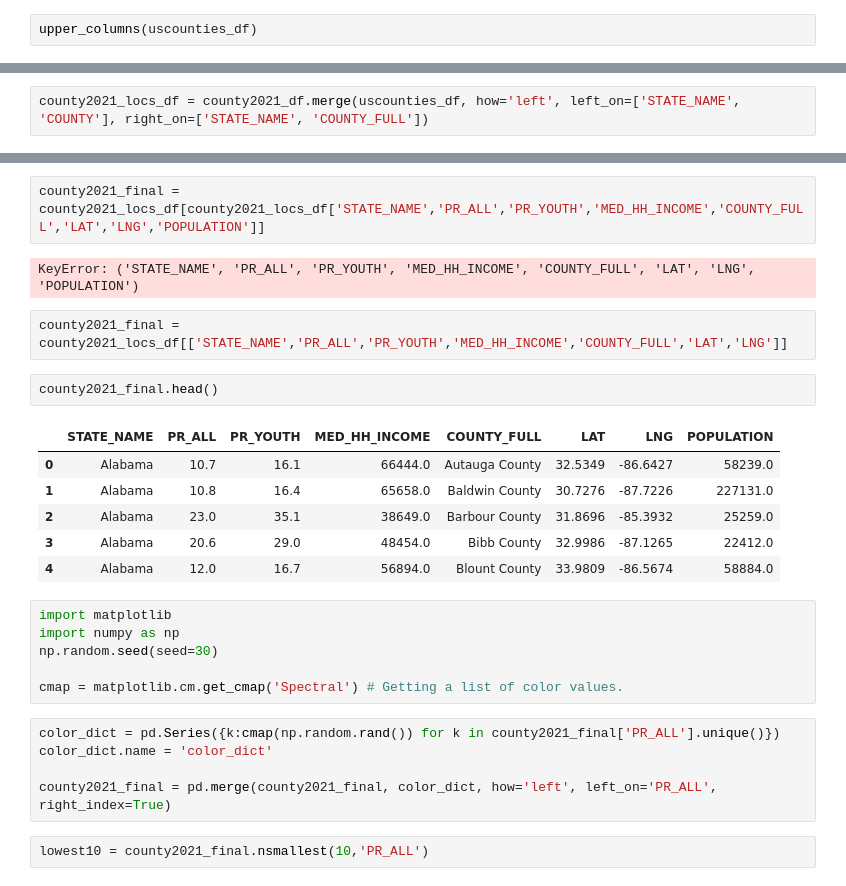
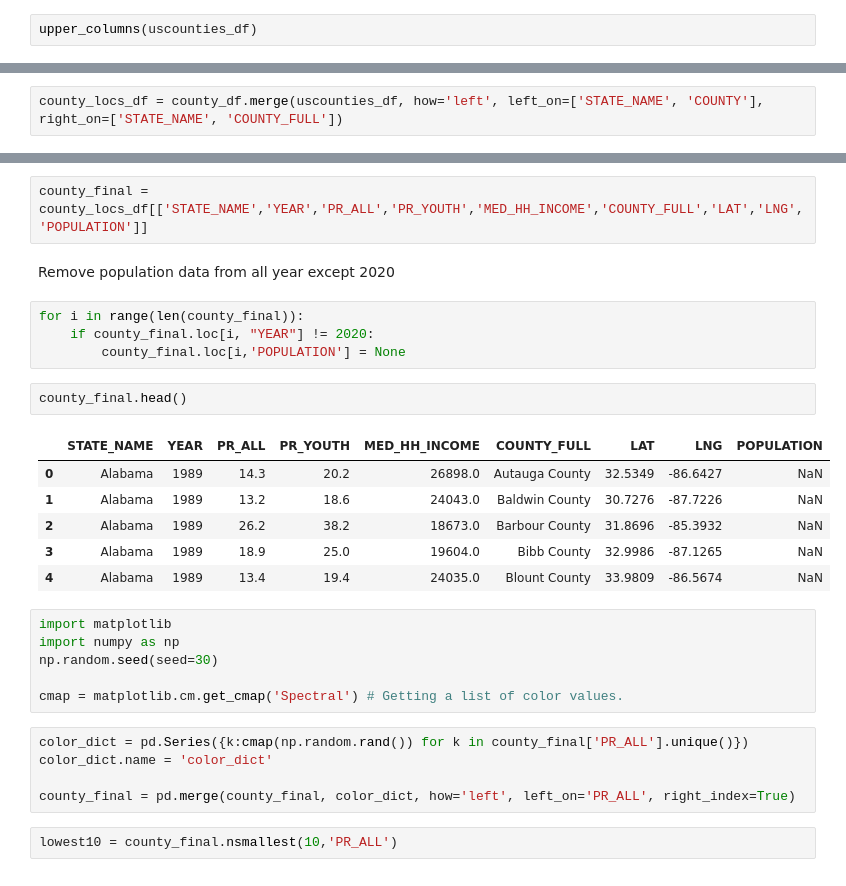
Before and after one commit to sammoe60/data-vikings, a Jupyter notebook: kendra/kendra.ipynb, the cells around one changed output, grey strips where cells are left out. Drawn from its saved outputs; the diff is of its cells as text.

```diff
--- a/kendra/kendra.ipynb
+++ b/kendra/kendra.ipynb
@@ -259,3 +256,3 @@ county2021_df.head(5)
 # %%
-county2021_locs_df = county2021_df.merge(uscounties_df, how='left', left_on=['STATE_NAME', 'COUNTY'], right_on=['STATE_NAME', 'COUNTY_FULL'])
+county_locs_df = county_df.merge(uscounties_df, how='left', left_on=['STATE_NAME', 'COUNTY'], right_on=['STATE_NAME', 'COUNTY_FULL'])
 # %%
@@ -268,18 +265,20 @@ county2021_locs_df.head(3)
 # %%
-county2021_final = county2021_locs_df[county2021_locs_df['STATE_NAME','PR_ALL','PR_YOUTH','MED_HH_INCOME','COUNTY_FULL','LAT','LNG','POPULATION']]
+county_final = county_locs_df[['STATE_NAME','YEAR','PR_ALL','PR_YOUTH','MED_HH_INCOME','COUNTY_FULL','LAT','LNG','POPULATION']]
-# %% [output]
-KeyError: ('STATE_NAME', 'PR_ALL', 'PR_YOUTH', 'MED_HH_INCOME', 'COUNTY_FULL', 'LAT', 'LNG', 'POPULATION')
-# %%
-county2021_final = county2021_locs_df[['STATE_NAME','PR_ALL','PR_YOUTH','MED_HH_INCOME','COUNTY_FULL','LAT','LNG']]
+# %% [markdown]
+Remove population data from all year except 2020
+# %%
+for i in range(len(county_final)):
+    if county_final.loc[i, "YEAR"] != 2020:
+        county_final.loc[i,'POPULATION'] = None
 # %%
-county2021_final.head()
+county_final.head()
 # %% [output]
-|  | STATE_NAME | PR_ALL | PR_YOUTH | MED_HH_INCOME | COUNTY_FULL | LAT | LNG | POPULATION |
-| 0 | Alabama | 10.7 | 16.1 | 66444.0 | Autauga County | 32.5349 | -86.6427 | 58239.0 |
-| 1 | Alabama | 10.8 | 16.4 | 65658.0 | Baldwin County | 30.7276 | -87.7226 | 227131.0 |
-| 2 | Alabama | 23.0 | 35.1 | 38649.0 | Barbour County | 31.8696 | -85.3932 | 25259.0 |
-| 3 | Alabama | 20.6 | 29.0 | 48454.0 | Bibb County | 32.9986 | -87.1265 | 22412.0 |
-| 4 | Alabama | 12.0 | 16.7 | 56894.0 | Blount County | 33.9809 | -86.5674 | 58884.0 |
+|  | STATE_NAME | YEAR | PR_ALL | PR_YOUTH | MED_HH_INCOME | COUNTY_FULL | LAT | LNG | POPULATION |
+| 0 | Alabama | 1989 | 14.3 | 20.2 | 26898.0 | Autauga County | 32.5349 | -86.6427 | NaN |
+| 1 | Alabama | 1989 | 13.2 | 18.6 | 24043.0 | Baldwin County | 30.7276 | -87.7226 | NaN |
+| 2 | Alabama | 1989 | 26.2 | 38.2 | 18673.0 | Barbour County | 31.8696 | -85.3932 | NaN |
+| 3 | Alabama | 1989 | 18.9 | 25.0 | 19604.0 | Bibb County | 32.9986 | -87.1265 | NaN |
+| 4 | Alabama | 1989 | 13.4 | 19.4 | 24035.0 | Blount County | 33.9809 | -86.5674 | NaN |
 # %%
 import matplotlib
 import numpy as np
@@ -287,12 +286,12 @@ np.random.seed(seed=30)
 
 cmap = matplotlib.cm.get_cmap('Spectral') # Getting a list of color values.
 # %%
-color_dict = pd.Series({k:cmap(np.random.rand()) for k in county2021_final['PR_ALL'].unique()})
+color_dict = pd.Series({k:cmap(np.random.rand()) for k in county_final['PR_ALL'].unique()})
 color_dict.name = 'color_dict'
 
-county2021_final = pd.merge(county2021_final, color_dict, how='left', left_on='PR_ALL', right_index=True)
+county_final = pd.merge(county_final, color_dict, how='left', left_on='PR_ALL', right_index=True)
 # %%
-lowest10 = county2021_final.nsmallest(10,'PR_ALL')
+lowest10 = county_final.nsmallest(10,'PR_ALL')
 # %%
 
 
```
Also changed, not shown: parts of 7 cells of this notebook, 4 other files.
